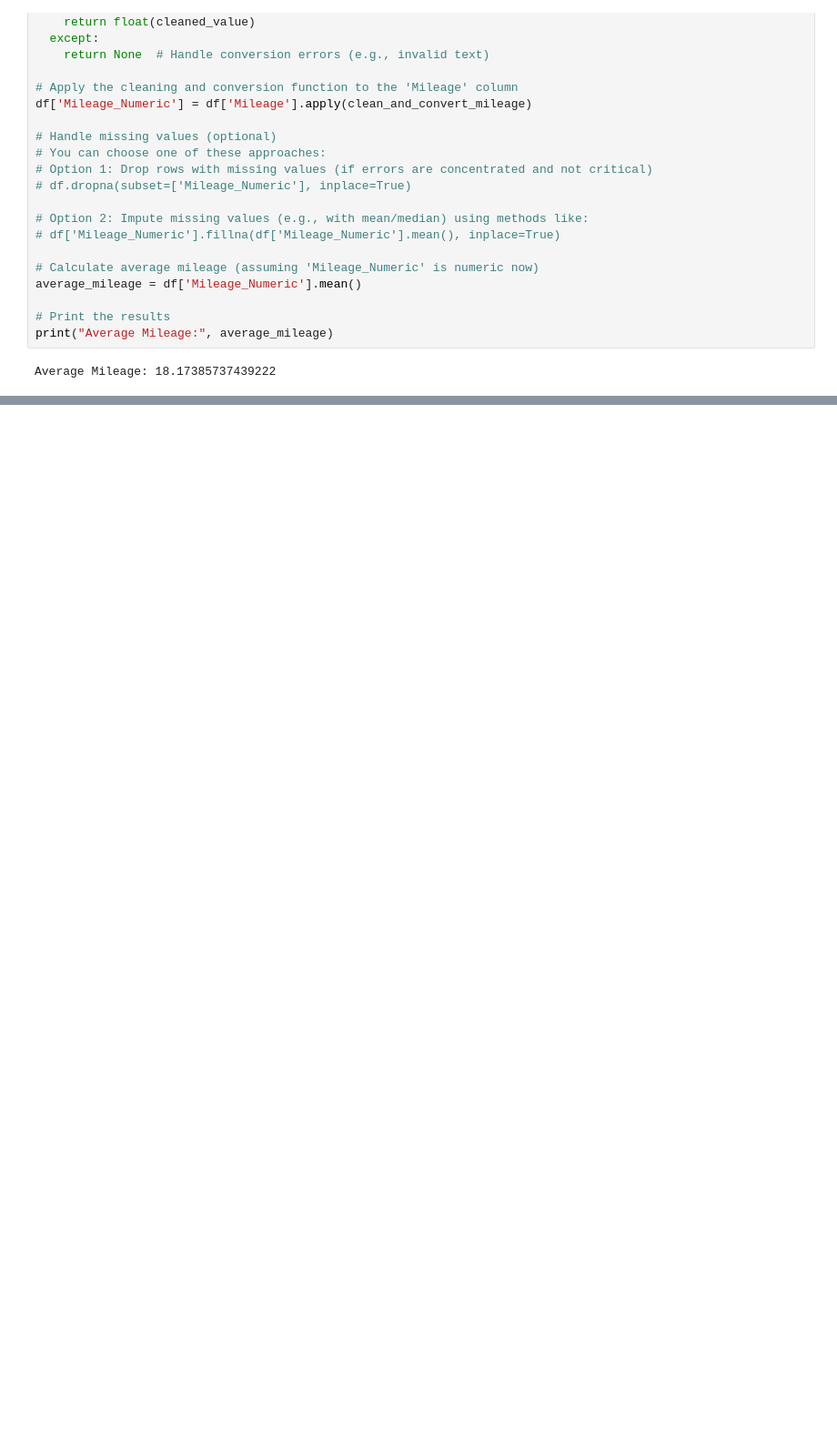
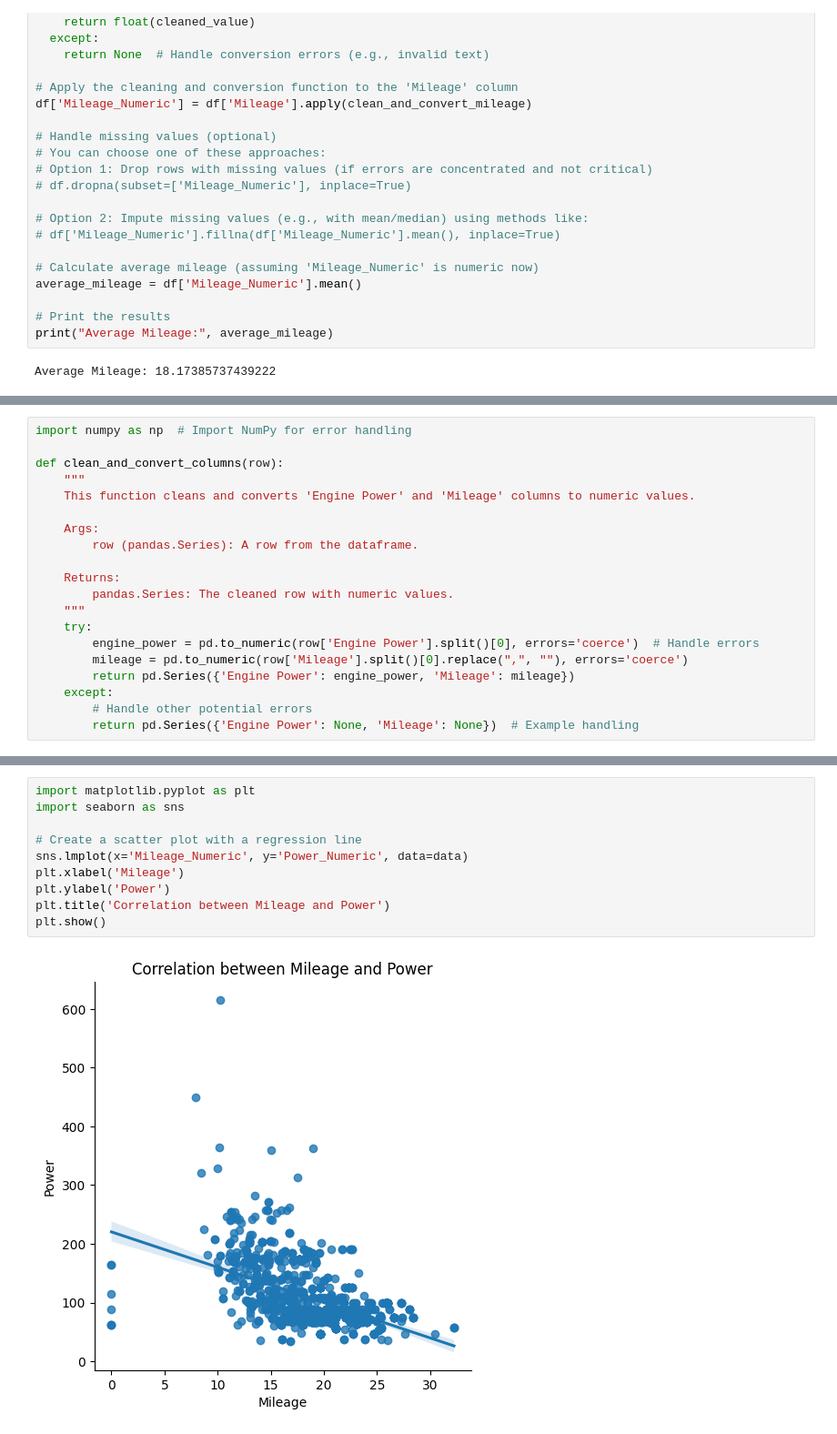
Before and after one commit to himesh992/Himesh992, a Jupyter notebook: EV_MARKET_SEGMENTATION.ipynb, the cells around one changed output, grey strips where cells are left out. Shown: that part at 91% size. Saved outputs shown, nothing was run; the diff lists cells and outputs as text; blank space fills up the shorter version.

```diff
--- a/EV_MARKET_SEGMENTATION.ipynb
+++ b/EV_MARKET_SEGMENTATION.ipynb
@@ -309,0 +330,20 @@ Average Mileage: 18.17385737439222
+# %%
+import numpy as np  # Import NumPy for error handling
+
+def clean_and_convert_columns(row):
+    """
+    This function cleans and converts 'Engine Power' and 'Mileage' columns to numeric values.
+
+    Args:
+        row (pandas.Series): A row from the dataframe.
+
+    Returns:
+        pandas.Series: The cleaned row with numeric values.
+    """
+    try:
+        engine_power = pd.to_numeric(row['Engine Power'].split()[0], errors='coerce')  # Handle errors
+        mileage = pd.to_numeric(row['Mileage'].split()[0].replace(",", ""), errors='coerce')
+        return pd.Series({'Engine Power': engine_power, 'Mileage': mileage})
+    except:
+        # Handle other potential errors
+        return pd.Series({'Engine Power': None, 'Mileage': None})  # Example handling
@@ -309,0 +452,12 @@ Average Mileage: 18.17385737439222
+# %%
+import matplotlib.pyplot as plt
+import seaborn as sns
+
+# Create a scatter plot with a regression line
+sns.lmplot(x='Mileage_Numeric', y='Power_Numeric', data=data)
+plt.xlabel('Mileage')
+plt.ylabel('Power')
+plt.title('Correlation between Mileage and Power')
+plt.show()
+# %% [output]
+[figure, added]
```
Also changed, not shown: parts of 7 cells of this notebook.
